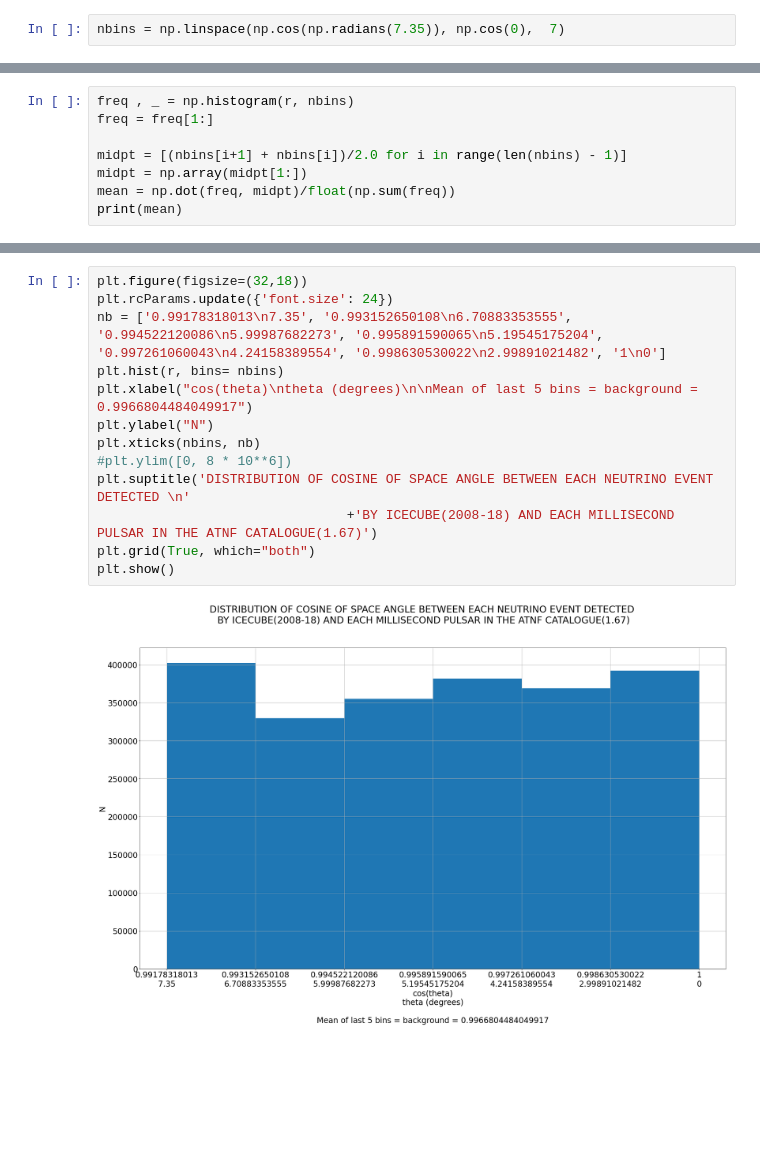
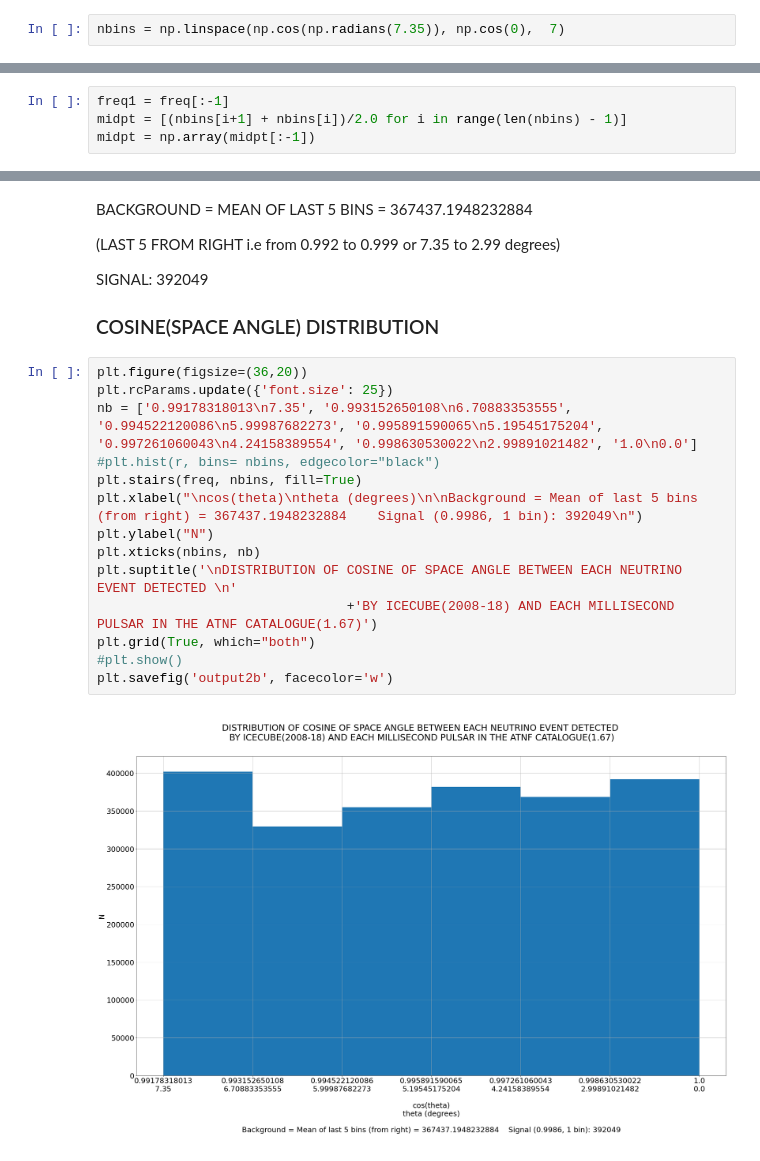
Before and after one commit to DarkWake9/Project-IceCube-Legacy, a Jupyter notebook: task2/2b1.ipynb, the cells around one changed output, grey strips where cells are left out. Drawn from its saved outputs; the diff is of its cells as text; blank space fills up the shorter version.

```diff
--- a/task2/2b1.ipynb
+++ b/task2/2b1.ipynb
@@ -126,8 +122,4 @@ nbins = np.linspace(np.cos(np.radians(7.35)), np.cos(0),  7)
 # %%
-freq , _ = np.histogram(r, nbins)
-freq = freq[1:]
-
+freq1 = freq[:-1]
 midpt = [(nbins[i+1] + nbins[i])/2.0 for i in range(len(nbins) - 1)]
-midpt = np.array(midpt[1:])
-mean = np.dot(freq, midpt)/float(np.sum(freq))
-print(mean)
+midpt = np.array(midpt[:-1])
@@ -140,15 +133,24 @@ MEAN OF LAST 5 BINS = BACKGROUND = 0.9966804484049917
+# %% [markdown]
+BACKGROUND = MEAN OF LAST 5 BINS  = 367437.1948232884
+
+(LAST 5 FROM RIGHT i.e from 0.992 to 0.999 or 7.35 to 2.99 degrees)
+
+SIGNAL: 392049
+
+### COSINE(SPACE ANGLE) DISTRIBUTION
 # %%
-plt.figure(figsize=(32,18))
-plt.rcParams.update({'font.size': 24})
-nb = ['0.99178318013\n7.35', '0.993152650108\n6.70883353555', '0.994522120086\n5.99987682273', '0.995891590065\n5.19545175204', '0.997261060043\n4.24158389554', '0.998630530022\n2.99891021482', '1\n0']
-plt.hist(r, bins= nbins)
-plt.xlabel("cos(theta)\ntheta (degrees)\n\nMean of last 5 bins = background = 0.9966804484049917")
+plt.figure(figsize=(36,20))
+plt.rcParams.update({'font.size': 25})
+nb = ['0.99178318013\n7.35', '0.993152650108\n6.70883353555', '0.994522120086\n5.99987682273', '0.995891590065\n5.19545175204', '0.997261060043\n4.24158389554', '0.998630530022\n2.99891021482', '1.0\n0.0']
+#plt.hist(r, bins= nbins, edgecolor="black")
+plt.stairs(freq, nbins, fill=True)
+plt.xlabel("\ncos(theta)\ntheta (degrees)\n\nBackground = Mean of last 5 bins (from right) = 367437.1948232884    Signal (0.9986, 1 bin): 392049\n")
 plt.ylabel("N")
 plt.xticks(nbins, nb)
-#plt.ylim([0, 8 * 10**6])
-plt.suptitle('DISTRIBUTION OF COSINE OF SPACE ANGLE BETWEEN EACH NEUTRINO EVENT DETECTED \n'
+plt.suptitle('\nDISTRIBUTION OF COSINE OF SPACE ANGLE BETWEEN EACH NEUTRINO EVENT DETECTED \n'
                                 +'BY ICECUBE(2008-18) AND EACH MILLISECOND PULSAR IN THE ATNF CATALOGUE(1.67)')
 plt.grid(True, which="both")
-plt.show()
+#plt.show()
+plt.savefig('output2b', facecolor='w')
 # %% [output]
-[figure, old version]
+[figure, new version]
```
Also changed, not shown: parts of 6 cells of this notebook, 5 other files.
